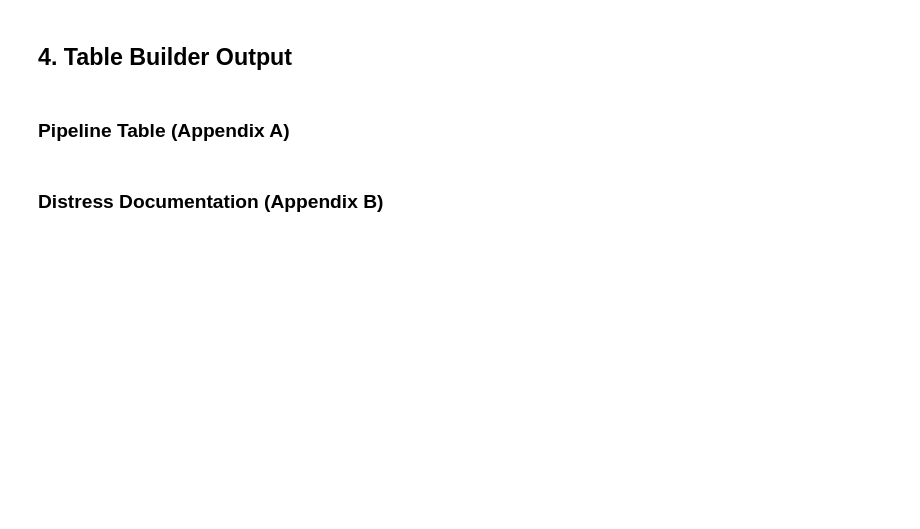
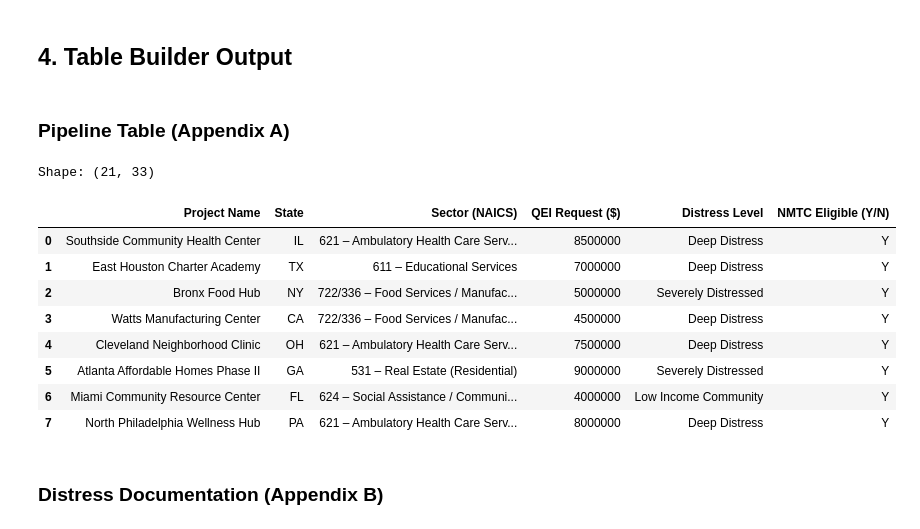
Before and after one commit to Jaypatel1511/nmtc-application-builder, a Jupyter notebook: examples/02_full_application_walkthrough.ipynb, the cells around one changed output. Saved outputs shown, nothing was run; the diff lists cells and outputs as text; code cells hidden in the pictures; blank space fills up the shorter version.

```diff
--- a/examples/02_full_application_walkthrough.ipynb
+++ b/examples/02_full_application_walkthrough.ipynb
@@ -82,10 +123,21 @@ print(md_section[:800])
 # %%
 from nmtcapp.tables.pipeline_table import build_pipeline_table
 
 df_pipeline = build_pipeline_table(pipeline, cde)
 print(f"Shape: {df_pipeline.shape}")
-cols = ["Project Name", "State", "Sector (NAICS)", "QEI Request ($)", "Distress Level", "NMTC Eligible"]
+cols = ["Project Name", "State", "Sector (NAICS)", "QEI Request ($)", "Distress Level", "NMTC Eligible (Y/N)"]
 display(df_pipeline[cols].head(8))
+# %% [output]
+Shape: (21, 33)
+|  | Project Name | State | Sector (NAICS) | QEI Request ($) | Distress Level | NMTC Eligible (Y/N) |
+| 0 | Southside Community Health Center | IL | 621 – Ambulatory Health Care Serv... | 8500000 | Deep Distress | Y |
+| 1 | East Houston Charter Academy | TX | 611 – Educational Services | 7000000 | Deep Distress | Y |
+| 2 | Bronx Food Hub | NY | 722/336 – Food Services / Manufac... | 5000000 | Severely Distressed | Y |
+| 3 | Watts Manufacturing Center | CA | 722/336 – Food Services / Manufac... | 4500000 | Deep Distress | Y |
+| 4 | Cleveland Neighborhood Clinic | OH | 621 – Ambulatory Health Care Serv... | 7500000 | Deep Distress | Y |
+| 5 | Atlanta Affordable Homes Phase II | GA | 531 – Real Estate (Residential) | 9000000 | Severely Distressed | Y |
+| 6 | Miami Community Resource Center | FL | 624 – Social Assistance / Communi... | 4000000 | Low Income Community | Y |
+| 7 | North Philadelphia Wellness Hub | PA | 621 – Ambulatory Health Care Serv... | 8000000 | Deep Distress | Y |
 # %% [markdown]
 ### Distress Documentation (Appendix B)
 # %%
```
Also changed, not shown: parts of 14 cells of this notebook.
